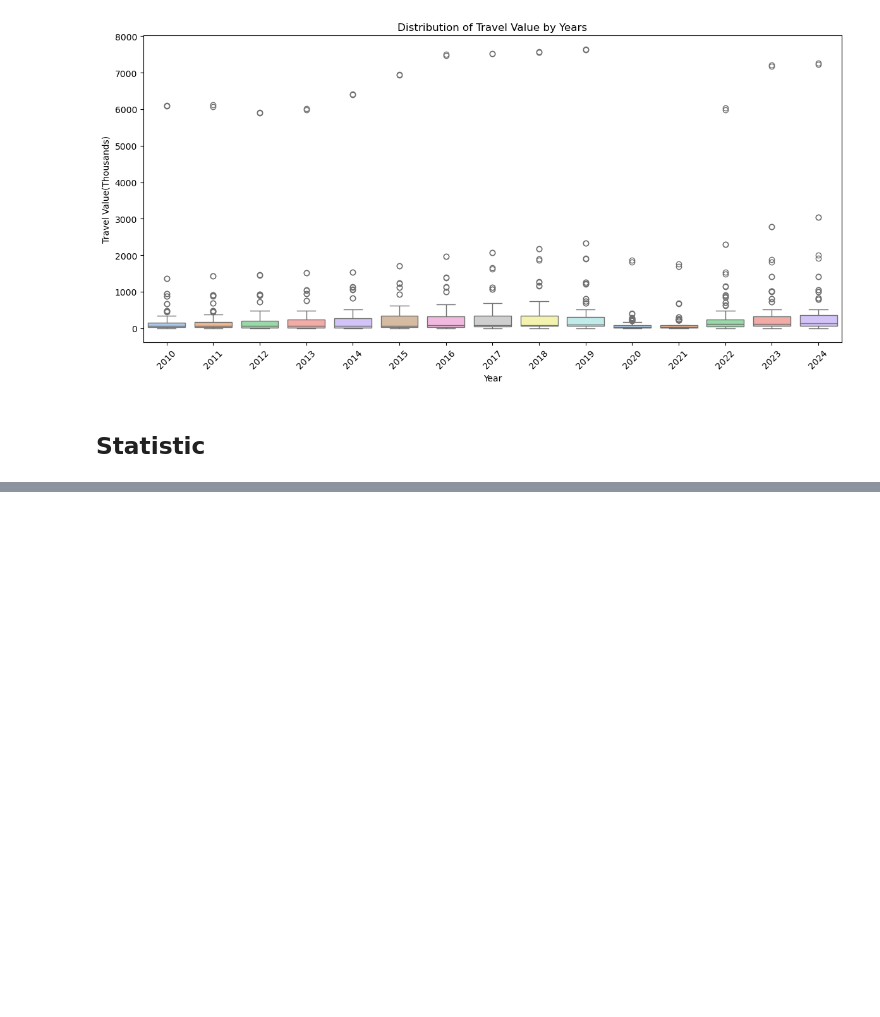
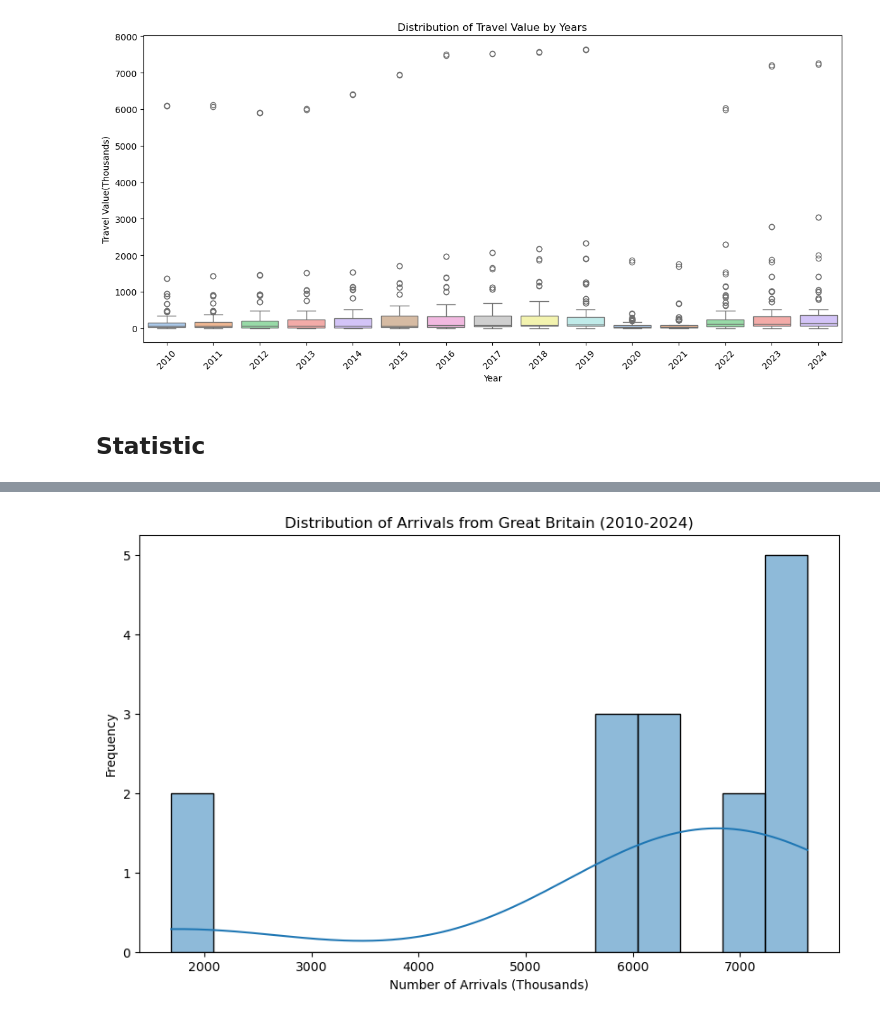
Before and after one commit to Zayaa0404/tourism1, a Jupyter notebook: tourism1.ipynb, the cells around one changed output, grey strips where cells are left out. Drawn from its saved outputs; the diff is of its cells as text; code cells hidden in the pictures; blank space fills up the shorter version.

```diff
--- a/tourism1.ipynb
+++ b/tourism1.ipynb
@@ -188,0 +216,10 @@ Passing `palette` without assigning `hue` is deprecated and will be removed in v
+# %%
+gb_arrivals = df[(df['Country'] == 'Great Britain') & (df['Direction'] == 'Arrivals')]['VALUE']
+plt.figure(figsize=(10, 6))
+sns.histplot(gb_arrivals, bins=15, kde=True)
+plt.title('Distribution of Arrivals from Great Britain (2010-2024)')
+plt.xlabel('Number of Arrivals (Thousands)')
+plt.ylabel('Frequency')
+plt.show()
+# %% [output]
+[figure, added]
```
Also changed, not shown: parts of 10 cells of this notebook.
